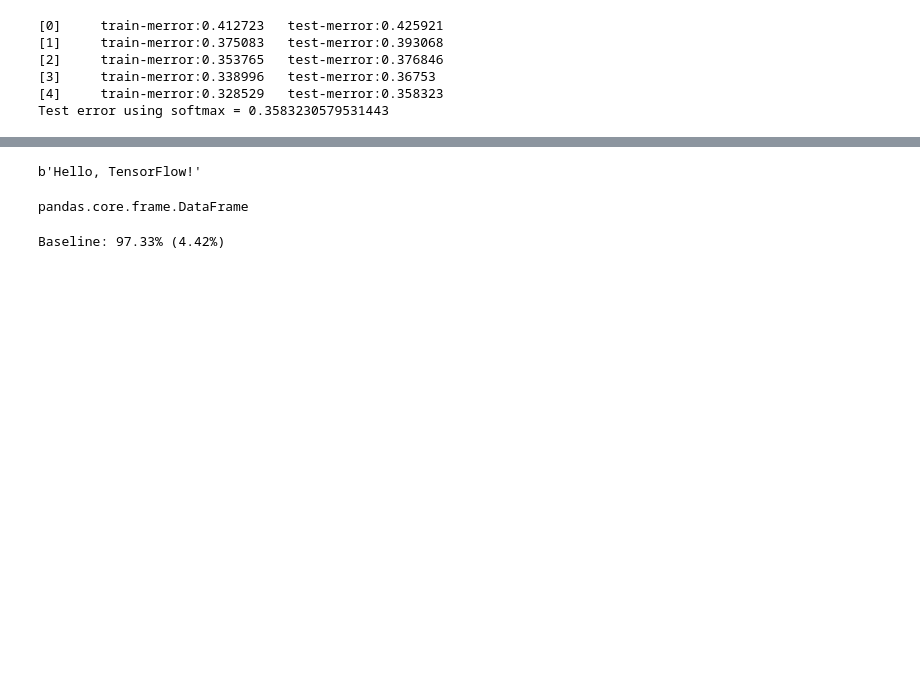
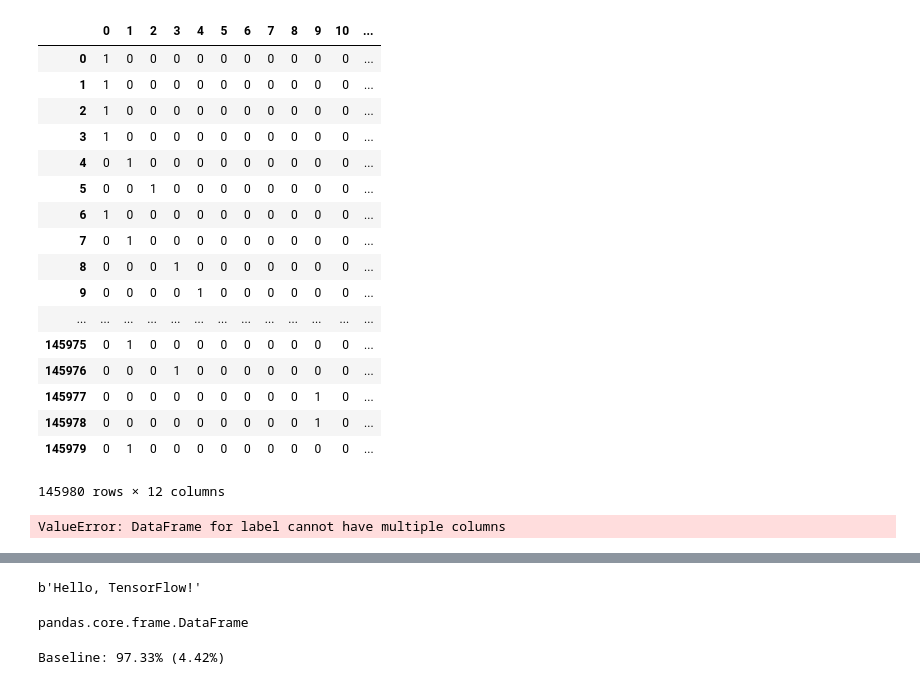
Before and after one commit to xavierign/Bogota, a Jupyter notebook: document_classification.ipynb, the cells around one changed output, grey strips where cells are left out. Cells and saved outputs as stored; diff of their text form; code cells hidden in the pictures; blank space fills up the shorter version.

```diff
--- a/document_classification.ipynb
+++ b/document_classification.ipynb
@@ -1,5 +3,7 @@
 # %%
-#read data
+#read data choose between 2017 and 2016
 import numpy as np
 import pandas as pd
 df = pd.read_csv('data/SDQS 2017-enejunV2.csv')
+#df = pd.read_excel('data/SDQS 2016-enedic.xlsx')
+df= df.sample(frac=1)
@@ -52,13 +385,46 @@ Y = pd.get_dummies(df['Sector'])
 # %%
 #replace low freq# run if needed
-
-df_temp = pd.DataFrame(Y)
-df_temp2 = df_temp.apply(lambda x: x.mask(x.map(x.value_counts())<4500, 999) if x.name!='0' else x)
-Y = df_temp2
+Y= df['Sector']
+s= pd.Series(Y)
+count_table = s.value_counts()
+low_freq_list = list(count_table[count_table<2500].index)
+Y = Y.apply(lambda x: 'OTHER' if x in low_freq_list else x)
+# %%
+X = np.matrix(average_vect)
+
+#factorize for Keras
+Y = pd.get_dummies(Y)
+
+#xgboost
+#Y = pd.factorize(Y)[0]
+# %%
+Y
+# %% [output]
+|  | 0 | 1 | 2 | 3 | 4 | 5 | 6 | 7 | 8 | 9 | 10 | ... |
+| 0 | 1 | 0 | 0 | 0 | 0 | 0 | 0 | 0 | 0 | 0 | 0 | ... |
+| 1 | 1 | 0 | 0 | 0 | 0 | 0 | 0 | 0 | 0 | 0 | 0 | ... |
+| 2 | 1 | 0 | 0 | 0 | 0 | 0 | 0 | 0 | 0 | 0 | 0 | ... |
+| 3 | 1 | 0 | 0 | 0 | 0 | 0 | 0 | 0 | 0 | 0 | 0 | ... |
+| 4 | 0 | 1 | 0 | 0 | 0 | 0 | 0 | 0 | 0 | 0 | 0 | ... |
+| 5 | 0 | 0 | 1 | 0 | 0 | 0 | 0 | 0 | 0 | 0 | 0 | ... |
+| 6 | 1 | 0 | 0 | 0 | 0 | 0 | 0 | 0 | 0 | 0 | 0 | ... |
+| 7 | 0 | 1 | 0 | 0 | 0 | 0 | 0 | 0 | 0 | 0 | 0 | ... |
+| 8 | 0 | 0 | 0 | 1 | 0 | 0 | 0 | 0 | 0 | 0 | 0 | ... |
+| 9 | 0 | 0 | 0 | 0 | 1 | 0 | 0 | 0 | 0 | 0 | 0 | ... |
+| ... | ... | ... | ... | ... | ... | ... | ... | ... | ... | ... | ... | ... |
+| 145975 | 0 | 1 | 0 | 0 | 0 | 0 | 0 | 0 | 0 | 0 | 0 | ... |
+| 145976 | 0 | 0 | 0 | 1 | 0 | 0 | 0 | 0 | 0 | 0 | 0 | ... |
+| 145977 | 0 | 0 | 0 | 0 | 0 | 0 | 0 | 0 | 0 | 1 | 0 | ... |
+| 145978 | 0 | 0 | 0 | 0 | 0 | 0 | 0 | 0 | 0 | 1 | 0 | ... |
+| 145979 | 0 | 1 | 0 | 0 | 0 | 0 | 0 | 0 | 0 | 0 | 0 | ... |
+145980 rows × 12 columns
 # %%
 from sklearn.model_selection import train_test_split
 X_train,X_test,y_train, y_test = train_test_split(X,Y,random_state=0)
 # %%
+#### xgboost classification ## skip to use KERAS
+
+
 #classification
 import xgboost as xgb
 xg_train = xgb.DMatrix(X_train, label=y_train)
@@ -68,7 +434,7 @@ param = {}
 # use softmax multi-class classification
 param['objective'] = 'multi:softmax'
 # scale weight of positive examples
-param['num_class'] = len(pd.factorize(s)[1])
+param['num_class'] = max(Y)+1
 
 watchlist = [(xg_train, 'train'), (xg_test, 'test')]
 num_round = 5
@@ -78,12 +444,7 @@ pred = bst.predict(xg_test)
 error_rate = np.sum(pred != y_test) / y_test.shape[0]
 print('Test error using softmax = {}'.format(error_rate))
 # %% [output]
-[0]     train-merror:0.412723   test-merror:0.425921
-[1]     train-merror:0.375083   test-merror:0.393068
-[2]     train-merror:0.353765   test-merror:0.376846
-[3]     train-merror:0.338996   test-merror:0.36753
-[4]     train-merror:0.328529   test-merror:0.358323
-Test error using softmax = 0.3583230579531443
+ValueError: DataFrame for label cannot have multiple columns
 # %%
 ## keras deep learning ##
 from keras.models import Sequential
```
Also changed, not shown: parts of 36 cells of this notebook.
